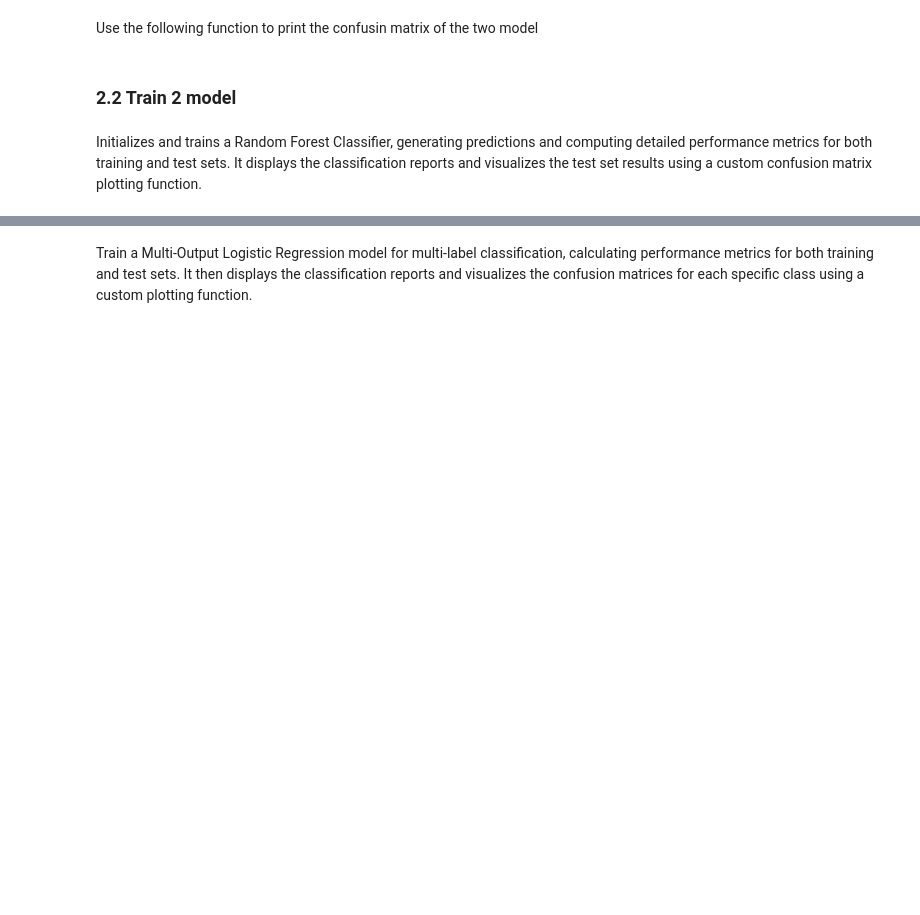
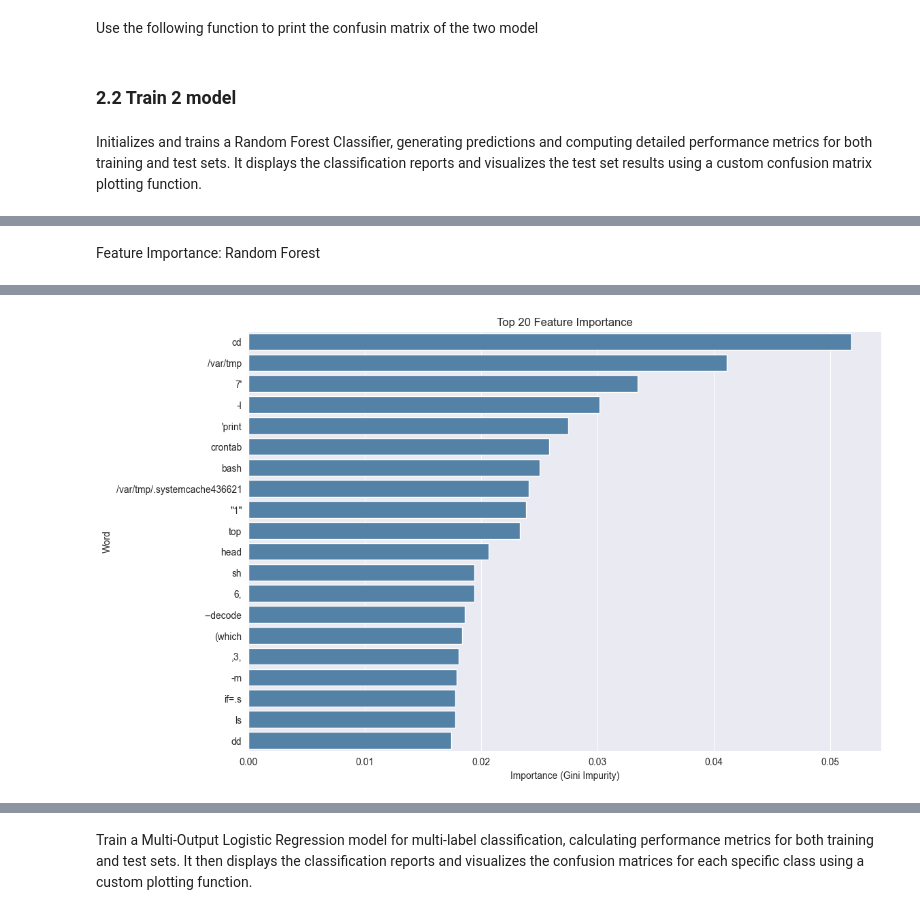
Before and after one commit to SteLib/ML-ssh-session-classifier, a Jupyter notebook: section_2_supervised_learning.ipynb, the cells around one changed output, grey strips where cells are left out. Drawn from its saved outputs; the diff is of its cells as text; code cells hidden in the pictures; blank space fills up the shorter version.

```diff
--- a/section_2_supervised_learning.ipynb
+++ b/section_2_supervised_learning.ipynb
@@ -215,0 +209,78 @@ weighted avg       1.00      0.99      1.00    111513
+# %% [markdown]
+Feature Importance: Random Forest
+# %%
+import pandas as pd
+import seaborn as sns
+import matplotlib.pyplot as plt
+import joblib as jl
+
+print("\n--- LEARNED RULES ANALYSIS (Feature Importance) ---")
+
+try:
+    # 1. Load the dictionary from Section 1 (if not already in memory)
+    if 'tfidf_vectorizer' not in locals():
+        try:
+            tfidf_vectorizer = jl.load('tfidf_vectorizer.pkl')
+            print("Vectorizer loaded from file.")
+        except FileNotFoundError:
+             print("WARNING: 'tfidf_vectorizer.pkl' not found. Make sure you saved it in Section 1.")
+             raise
+
+    # 2. Retrieve feature names (words)
+    feature_names = tfidf_vectorizer.get_feature_names_out()
+
+    # 3. Extract feature importance from Random Forest
+    importances = rf_model.feature_importances_
+
+    # 4. Create a DataFrame for the Top 20 words
+    feature_imp_df = pd.DataFrame({
+        'word': feature_names,
+        'importance': importances
+    }).sort_values(by='importance', ascending=False).head(20)
+
+    print("\nTop 20 most decisive words for the model:")
+    print(feature_imp_df)
+
+    # 5. Plot (Single color)
+    plt.figure(figsize=(12, 8))
+    sns.barplot(
+        x='importance',
+        y='word',
+        data=feature_imp_df,
+        color='steelblue'  # Specify a single color here
+    )
+    plt.title('Top 20 Feature Importance')
+    plt.xlabel('Importance (Gini Impurity)')
+    plt.ylabel('Word')
+    plt.show()
+
+    # 6. DATA LEAKAGE CHECK (Suspicious words)
+    # Check if the labels themselves accidentally ended up in the text features
+    suspicious_words = [
+        'persistence',
+        'discovery',
+        'evasion',
+        'defense',
+        'execution',
+        'impact',
+        'harmless',
+        'other'
+    ]
+
+    print("\n--- DATA LEAKAGE CHECK (Forbidden words in text) ---")
+    found_leak = False
+    for word in suspicious_words:
+        # Check if the word exists in the TF-IDF features
+        if word in feature_names:
+            print(f"WARNING: The word '{word}' is present in the text features! (Potential Leakage)")
+            found_leak = True
+        else:
+            # Optional: comment out the else block to reduce output verbosity
+            print(f"OK: The word '{word}' is not a relevant feature.")
+
+    if not found_leak:
+        print("\nEXCELLENT: No target labels were found in the text features.")
+
+except Exception as e:
+    print(f"Error during analysis: {e}")
+# %% [output]
@@ -215,0 +304 @@ weighted avg       1.00      0.99      1.00    111513
+[figure, added]
```
Also changed, not shown: parts of 14 cells of this notebook, 1 other file.
